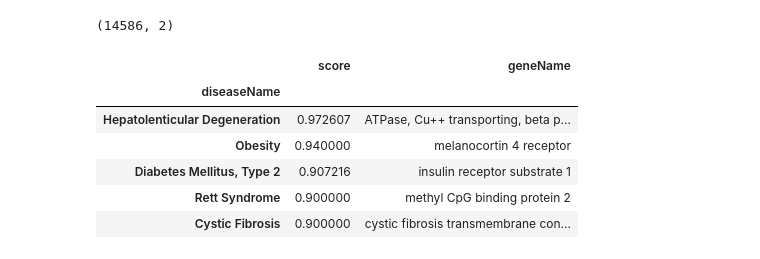
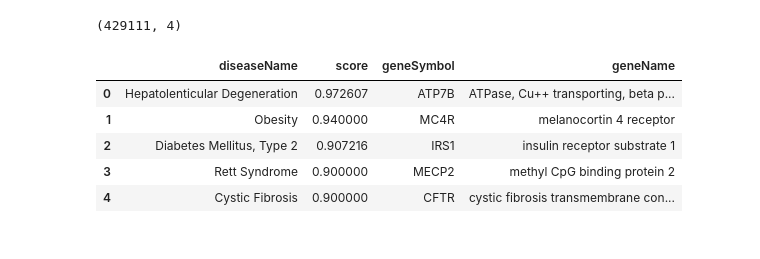
Before and after one commit to dbricare/datainc, a Jupyter notebook: genediseasedata.ipynb, the cells around one changed output. Drawn from its saved outputs; the diff is of its cells as text; code cells hidden in the pictures.

```diff
--- a/genediseasedata.ipynb
+++ b/genediseasedata.ipynb
@@ -95,13 +122,17 @@ dfdis.tail()
 # %%
-dfscore = df[['diseaseName','score','geneName']].drop_duplicates('diseaseName').set_index('diseaseName')
+# Select desired data from dataframe to be combined with new data giving number of genes per disease
+# Also drop duplicates
+# dfscore = df[['diseaseName','score','geneName']].drop_duplicates('diseaseName').set_index('diseaseName')
+
+dfscore = df[['diseaseName','score','geneSymbol','geneName']]
+
 print(dfscore.shape)
 dfscore.head()
 # %% [output]
-(14586, 2)
+(429111, 4)
-|  | score | geneName |
-| diseaseName |  |  |
-| Hepatolenticular Degeneration | 0.972607 | ATPase, Cu++ transporting, beta p... |
-| Obesity | 0.940000 | melanocortin 4 receptor |
-| Diabetes Mellitus, Type 2 | 0.907216 | insulin receptor substrate 1 |
-| Rett Syndrome | 0.900000 | methyl CpG binding protein 2 |
-| Cystic Fibrosis | 0.900000 | cystic fibrosis transmembrane con... |
+|  | diseaseName | score | geneSymbol | geneName |
+| 0 | Hepatolenticular Degeneration | 0.972607 | ATP7B | ATPase, Cu++ transporting, beta p... |
+| 1 | Obesity | 0.940000 | MC4R | melanocortin 4 receptor |
+| 2 | Diabetes Mellitus, Type 2 | 0.907216 | IRS1 | insulin receptor substrate 1 |
+| 3 | Rett Syndrome | 0.900000 | MECP2 | methyl CpG binding protein 2 |
+| 4 | Cystic Fibrosis | 0.900000 | CFTR | cystic fibrosis transmembrane con... |
```
Also changed, not shown: parts of 16 cells of this notebook.
